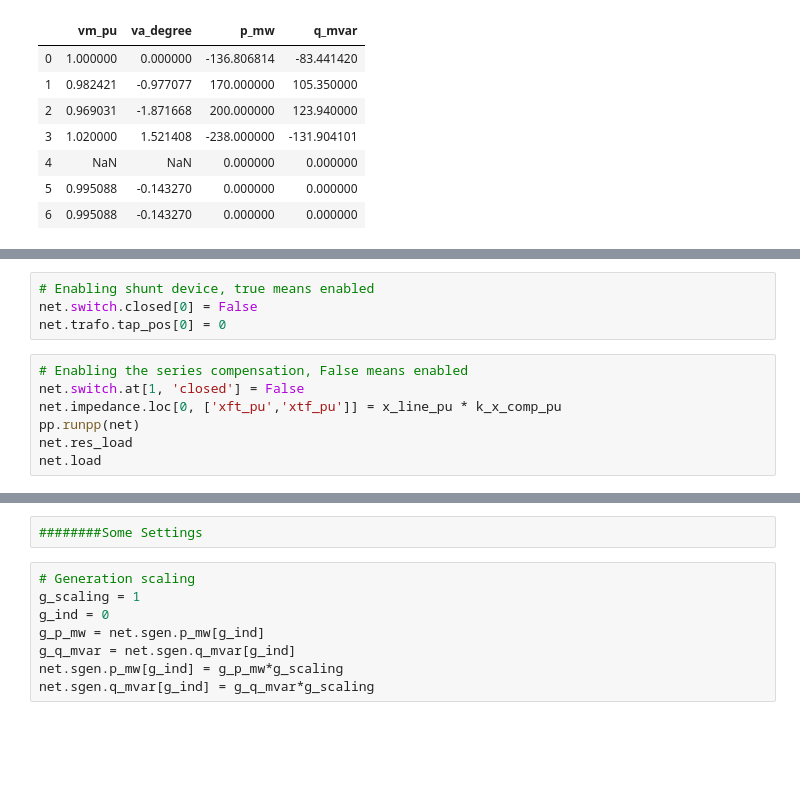
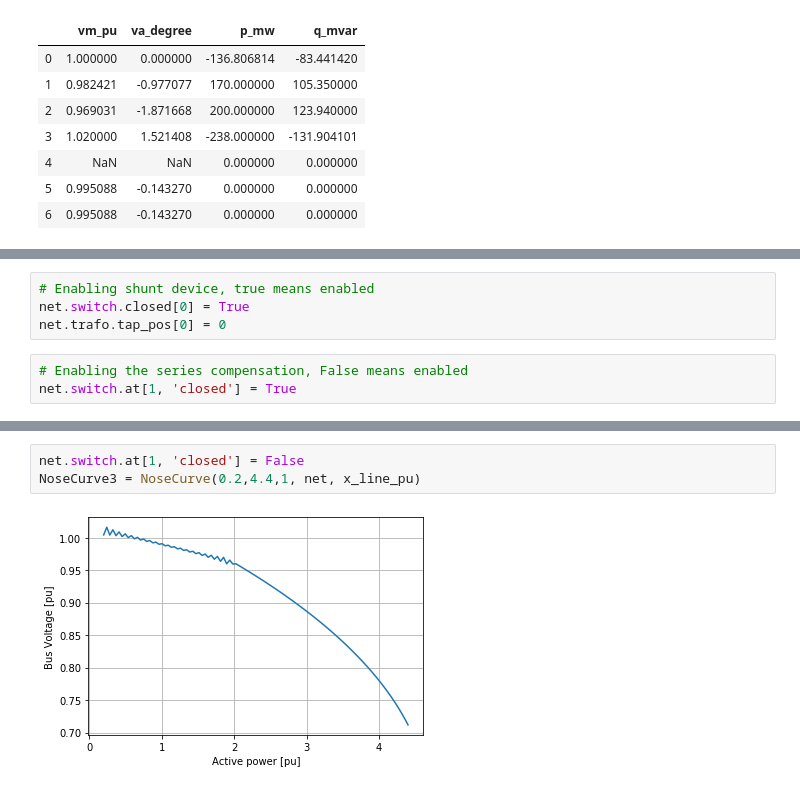
Before and after one commit to thediavel/RL-ThesisProject-ABB, a Jupyter notebook: TestNetwork1_v2.ipynb, the cells around one changed output, grey strips where cells are left out. Saved outputs shown, nothing was run; the diff lists cells and outputs as text; blank space fills up the shorter version.

```diff
--- a/TestNetwork1_v2.ipynb
+++ b/TestNetwork1_v2.ipynb
@@ -127,11 +186,7 @@ net.res_line
 # %%
 # Enabling shunt device, true means enabled
-net.switch.closed[0] = False
+net.switch.closed[0] = True
 net.trafo.tap_pos[0] = 0
 # %%
 # Enabling the series compensation, False means enabled
-net.switch.at[1, 'closed'] = False
-net.impedance.loc[0, ['xft_pu','xtf_pu']] = x_line_pu * k_x_comp_pu
-pp.runpp(net)
-net.res_load
-net.load
+net.switch.at[1, 'closed'] = True
@@ -152,10 +207,5 @@ NoseCurve1
-# %%
-########Some Settings
-# %%
-# Generation scaling
-g_scaling = 1
-g_ind = 0
-g_p_mw = net.sgen.p_mw[g_ind]
-g_q_mvar = net.sgen.q_mvar[g_ind]
-net.sgen.p_mw[g_ind] = g_p_mw*g_scaling
-net.sgen.q_mvar[g_ind] = g_q_mvar*g_scaling
+# %%
+net.switch.at[1, 'closed'] = False
+NoseCurve3 = NoseCurve(0.2,4.4,1, net, x_line_pu)
+# %% [output]
+[figure, added]
```
Also changed, not shown: parts of 21 cells of this notebook.
